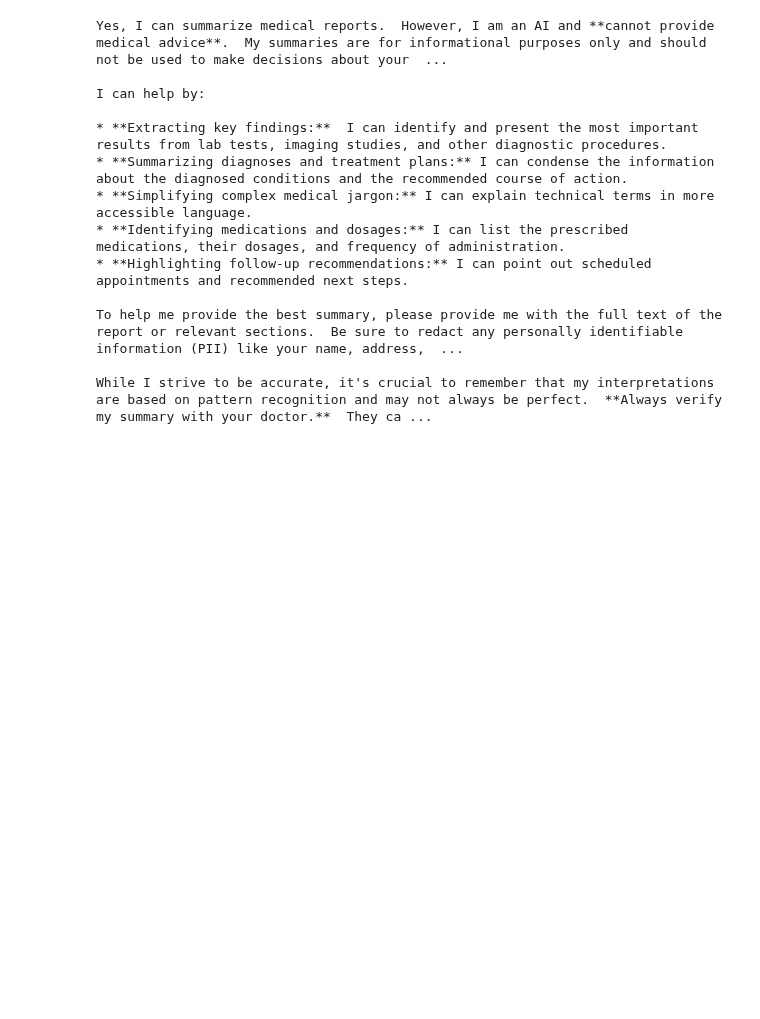
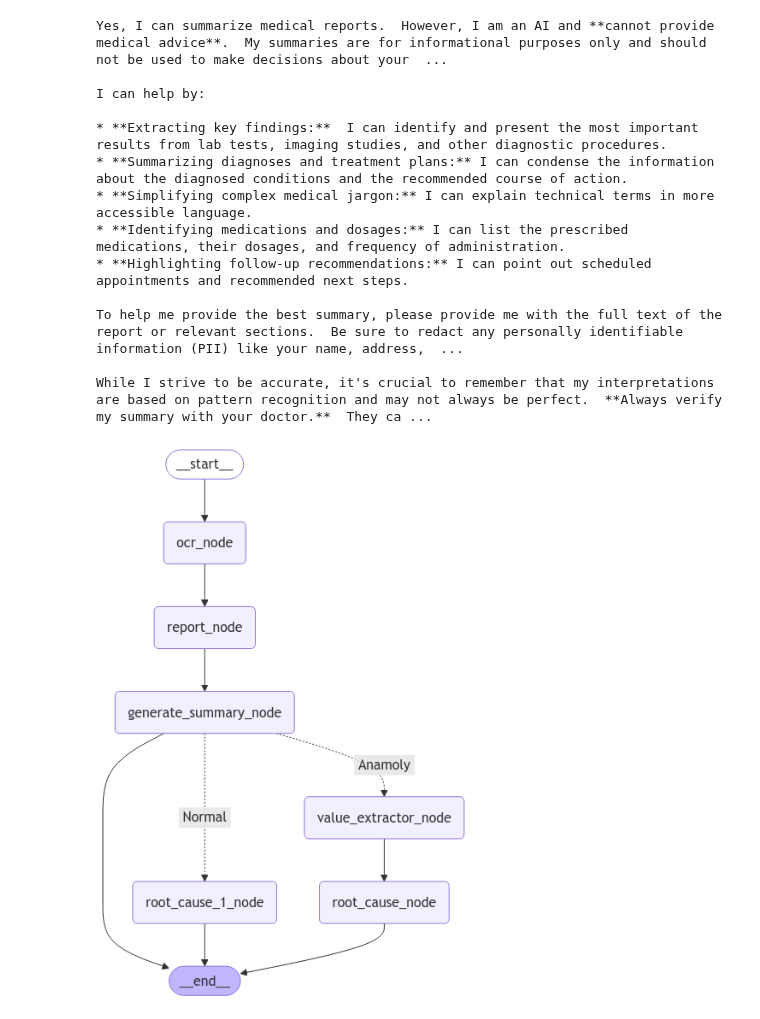
Before and after one commit to Ash2809/Medi-Sum, a Jupyter notebook: exp/workflow.ipynb, the cells around one changed output. Saved outputs shown, nothing was run; the diff lists cells and outputs as text; code cells hidden in the pictures; blank space fills up the shorter version.

```diff
--- a/exp/workflow.ipynb
+++ b/exp/workflow.ipynb
@@ -134,29 +128,29 @@ def value_extractor(state):
     extracted_values = extracted_values.content
     print("Exiting the extacted values node")
     print(extracted_values)
-    return {"anamoly": extracted_values}
+    return {"Anamoly": extracted_values}
 # %%
-def root_cause(state):
-    summary = state["summary"]
+# def root_cause(state):
+#     summary = state["summary"]
 
-    system = """
-            Hey, You are given a summary of the report. Based on the summary you have to generate
-            The possible Root causes of the summary and provide it in a concise manner"""
+#     system = """
+#             Hey, You are given a summary of the report. Based on the summary you have to generate
+#             The possible Root causes of the summary and provide it in a concise manner"""
 
-    extraction_prompt = ChatPromptTemplate.from_messages(
-        [
-            ("system", system),
-            "human", f"summary : {summary}"
-        ]
-    )
+#     extraction_prompt = ChatPromptTemplate.from_messages(
+#         [
+#             ("system", system),
+#             "human", f"summary : {summary}"
+#         ]
+#     )
 
-    chain = extraction_prompt | llm
-    root_causes = chain.invoke({summary : summary})
-    root_causes = root_causes.content
-    print(root_causes)
+#     chain = extraction_prompt | llm
+#     root_causes = chain.invoke({summary : summary})
+#     root_causes = root_causes.content
+#     print(root_causes)
 # %%
 def root_cause(state):#THIS IS A NODE
-    anamoly = state["anamoly"]
+    anamoly = state["Anamoly"]
     response = llm.invoke(f"""From the given extracted values find out the root causes.
                           NOTE: Only find out root cause and nothing else. Values{anamoly}""")
     response = response.content
@@ -165,7 +159,7 @@ def root_cause(state):#THIS IS A NODE
     return {"root_cause" : response}
 # %%
 def root_cause_1(state):
-    anamoly = state["anamoly"]
+    anamoly = state["Anamoly"]
 
     response_1 = llm.invoke(f"""From the given extracted values find out the root causes.
                             NOTE: Only find out root cause and nothing else. Values{anamoly}""")
@@ -206,0 +199,9 @@ from IPython import display
+# %%
+from IPython.display import Image, display
+
+try:
+    display(Image(app.get_graph().draw_mermaid_png()))
+except Exception:
+    pass
+# %% [output]
+[figure, added]
```
Also changed, not shown: parts of 6 cells of this notebook, 4 other files.
